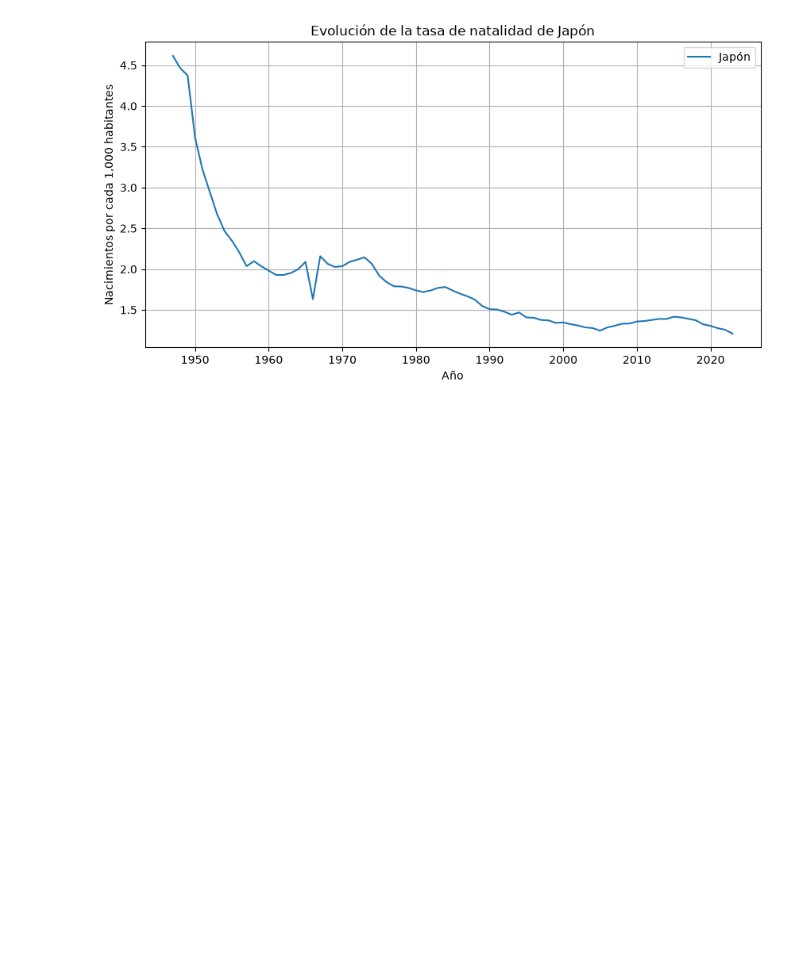
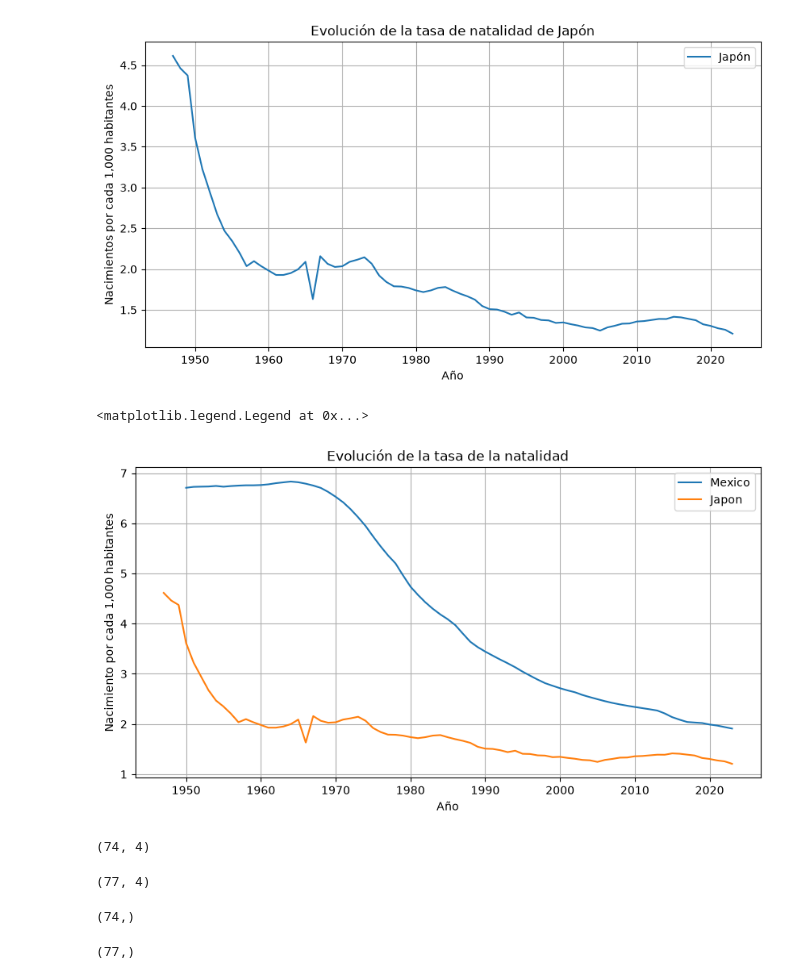
Before and after one commit to VicTavares8/BigData, a Jupyter notebook: U1_1_Probabilidad_Estadistica/notebooks/03_fertility_rate.ipynb, the cells around one changed output. Cells and saved outputs as stored; diff of their text form; code cells hidden in the pictures; blank space fills up the shorter version.

```diff
--- a/U1_1_Probabilidad_Estadistica/notebooks/03_fertility_rate.ipynb
+++ b/U1_1_Probabilidad_Estadistica/notebooks/03_fertility_rate.ipynb
@@ -121,3 +121,42 @@ plt.legend()
 # %% [output]
 <matplotlib.legend.Legend at 0x...>
 [figure]
+# %%
+plt.figure(figsize=(10,5))
+
+plt.plot( ##Funciona para graficar utilizando matplot
+    anios_mexico,
+    tasa_mexico,
+    label="Mexico"
+)
+
+plt.plot( ##Funciona para graficar utilizando matplot
+    anios_japon,
+    tasa_japon,
+    label="Japon"
+)
+
+plt.title("Evolución de la tasa de la natalidad")
+plt.xlabel("Año")
+plt.ylabel("Nacimiento por cada 1,000 habitantes")
+plt.grid(True)
+plt.legend()
+# %% [output]
+<matplotlib.legend.Legend at 0x...>
+[figure, added]
+# %%
+mexico.shape
+# %% [output]
+(74, 4)
+# %%
+japon.shape
+# %% [output]
+(77, 4)
+# %%
+tasa_mexico.shape
+# %% [output]
+(74,)
+# %%
+tasa_japon.shape
+# %% [output]
+(77,)
```
Also changed, not shown: parts of 14 cells of this notebook.
